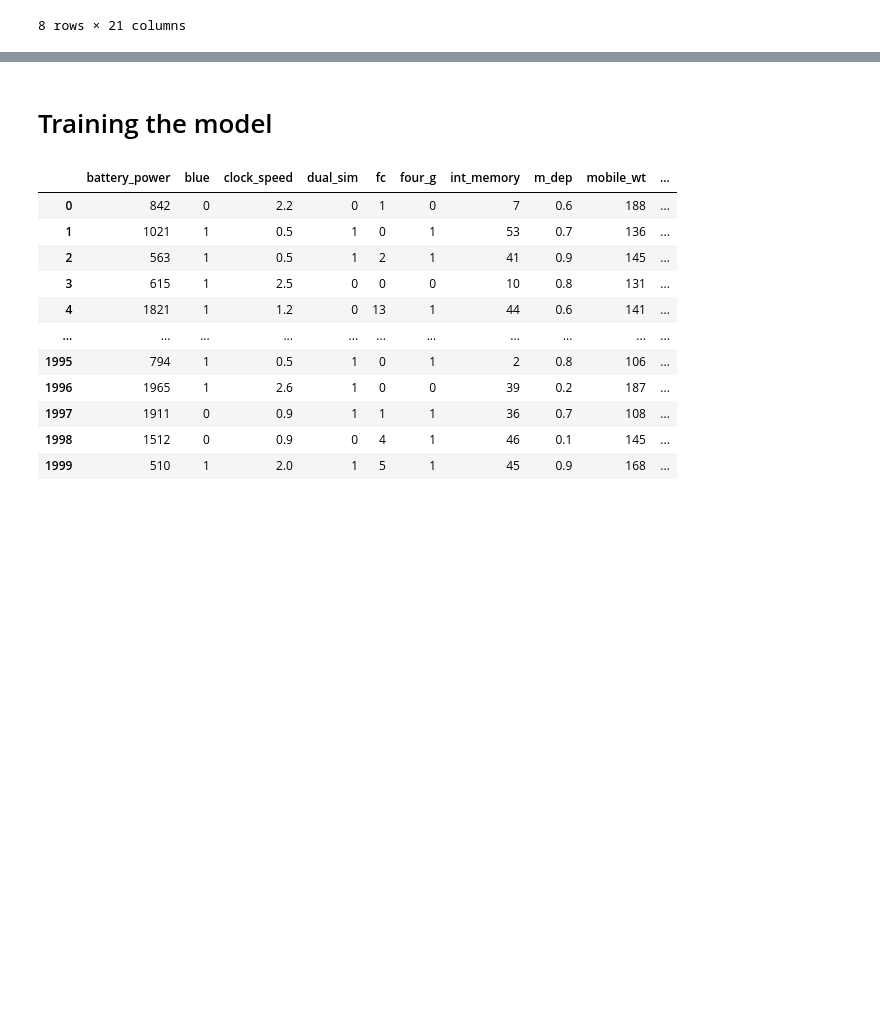
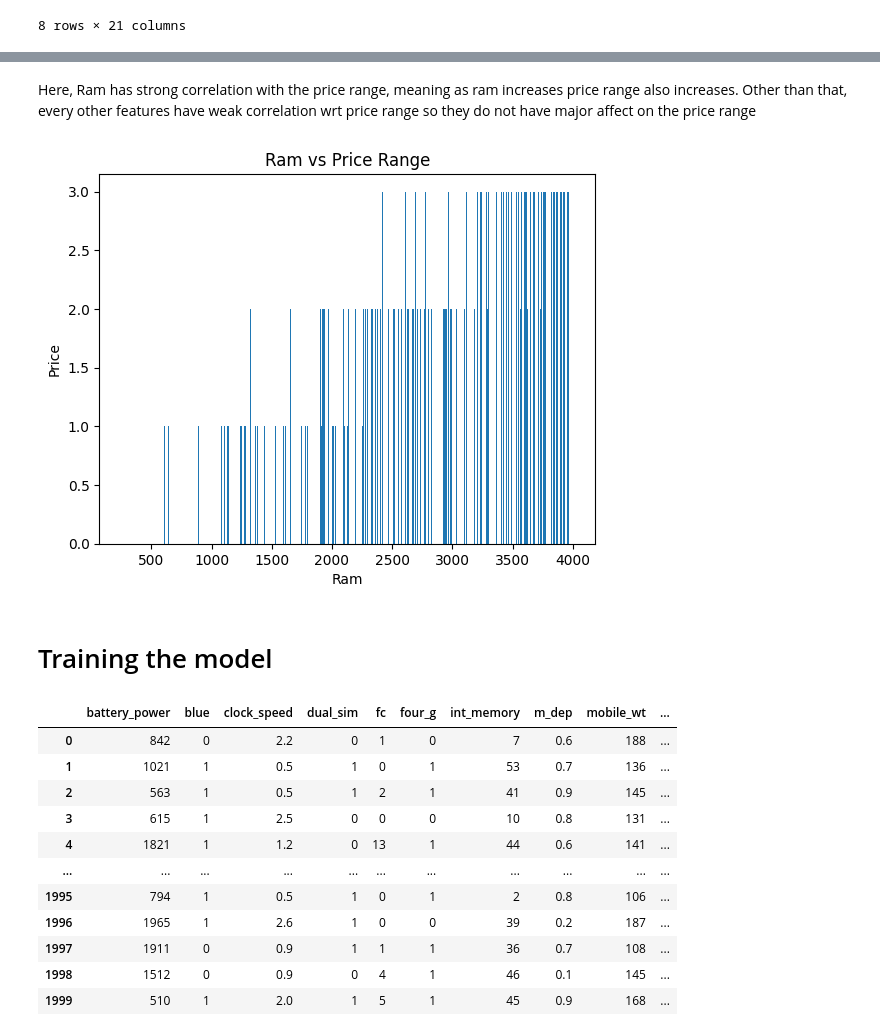
Before and after one commit to DEADBODY142/Mobile-price-range-classification, a Jupyter notebook: attempt.ipynb, the cells around one changed output, grey strips where cells are left out. Drawn from its saved outputs; the diff is of its cells as text; code cells hidden in the pictures; blank space fills up the shorter version.

```diff
--- a/attempt.ipynb
+++ b/attempt.ipynb
@@ -91,3 +146,14 @@ data_train.plot(kind='box',figsize=(15,10))
+# %% [markdown]
+Here, Ram has strong correlation with the price range, meaning as ram increases price range also increases. Other than that, every other features have weak correlation wrt price range so they do not have major affect on the price range
+# %%
+plt.bar(data_train['ram'],data_train['price_range'])
+plt.title('Ram vs Price Range')
+plt.xlabel("Ram")
+plt.ylabel("Price")
+# plt.figure(figsize=(15,6))
+plt.show()
+# %% [output]
+[figure, added]
 # %% [markdown]
 # Training the model
 # %%
```
Also changed, not shown: parts of 23 cells of this notebook.
